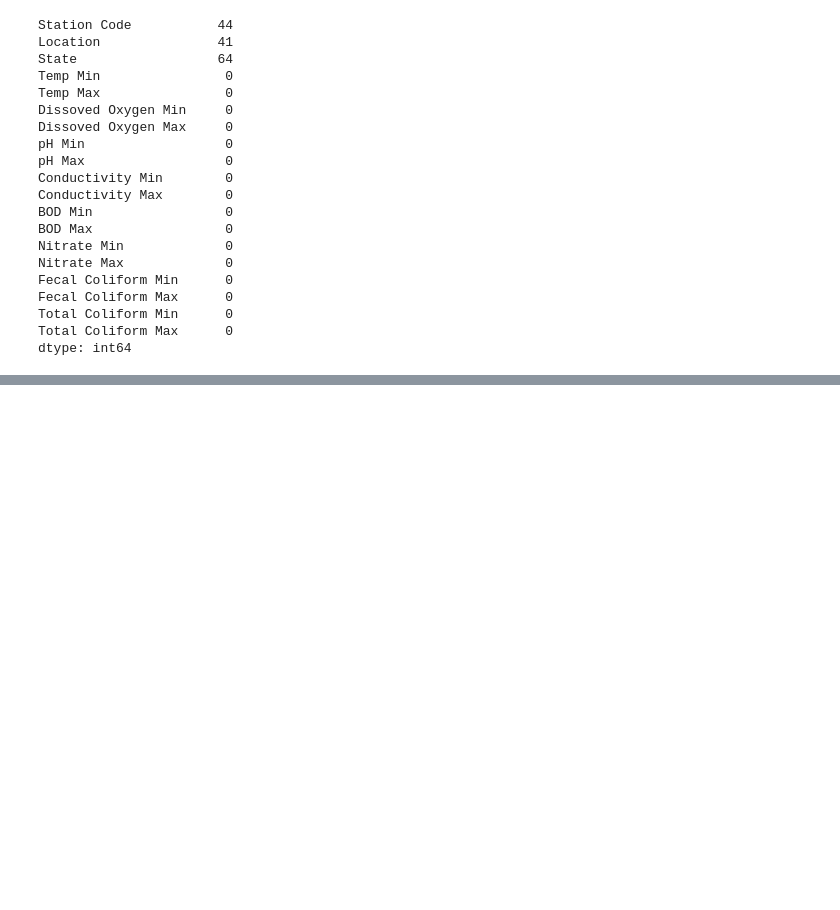
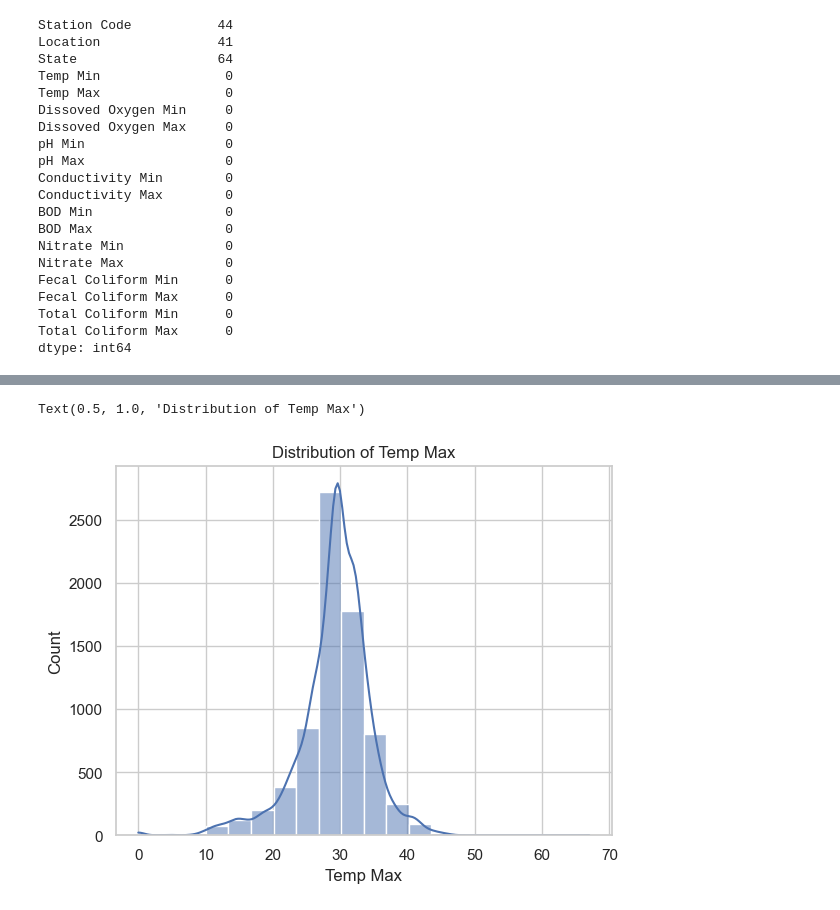
Before and after one commit to mageshyt/Pollution-clustering, a Jupyter notebook: notebooks/water-quality.ipynb, the cells around one changed output, grey strips where cells are left out. Saved outputs shown, nothing was run; the diff lists cells and outputs as text; code cells hidden in the pictures; blank space fills up the shorter version.

```diff
--- a/notebooks/water-quality.ipynb
+++ b/notebooks/water-quality.ipynb
@@ -303,0 +337,6 @@ df.head()
+# %%
+sns.histplot(df['Temp Max'] ,kde=True ,bins=20)
+plt.title("Distribution of Temp Max")
+# %% [output]
+Text(0.5, 1.0, 'Distribution of Temp Max')
+[figure, added]
```
Also changed, not shown: parts of 39 cells of this notebook, 7 other files.
